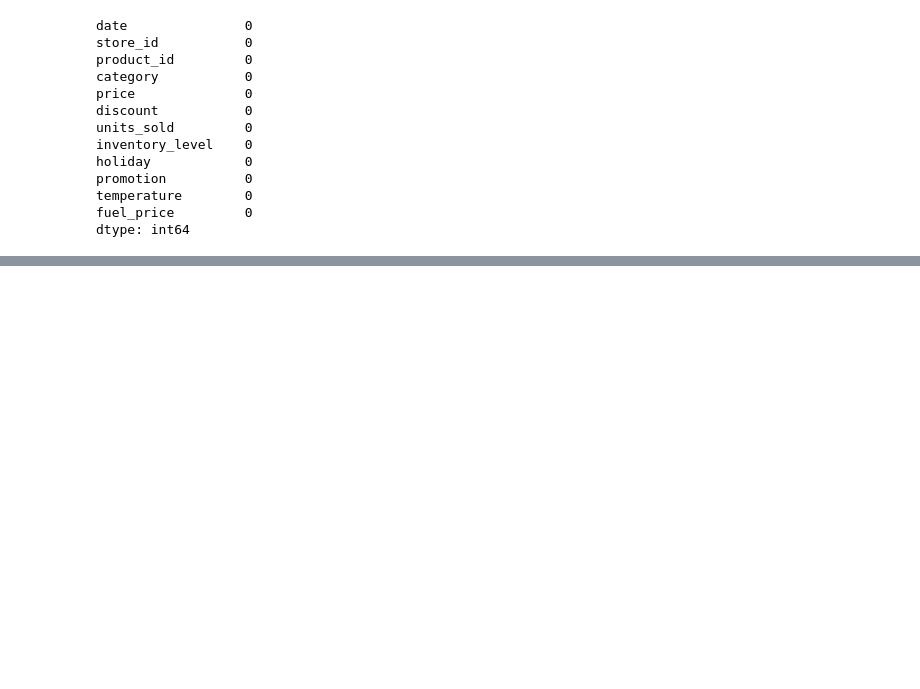
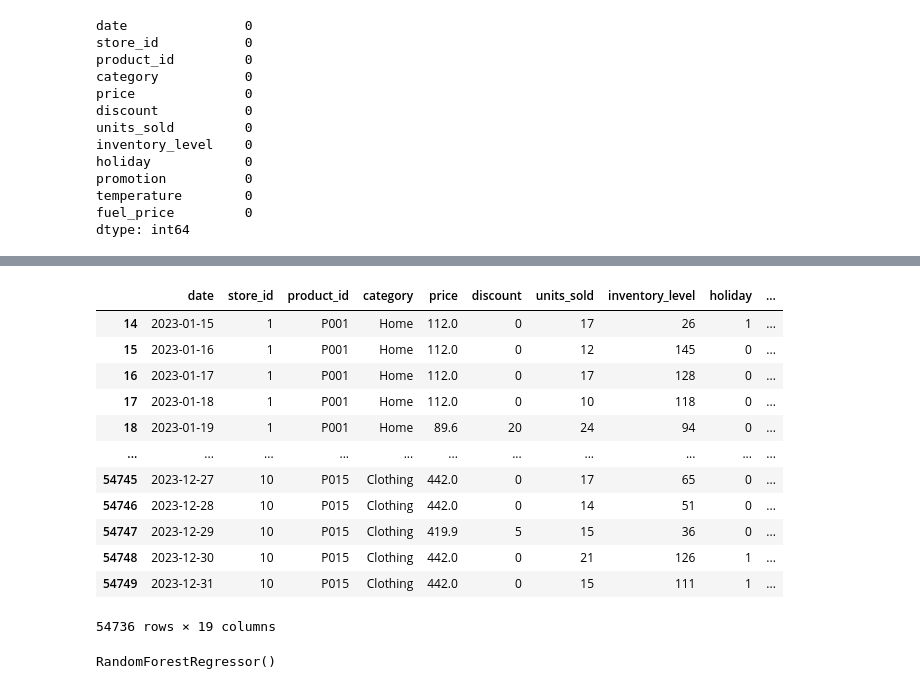
Before and after one commit to Karthik9512/AI-Retail-Stock-Intelligence-System, a Jupyter notebook: demand_forecasting.ipynb, the cells around one changed output, grey strips where cells are left out. Cells and saved outputs as stored; diff of their text form; code cells hidden in the pictures; blank space fills up the shorter version.

Commit message:
Split Data & Sklearn

```diff
--- a/demand_forecasting.ipynb
+++ b/demand_forecasting.ipynb
@@ -99,3 +99,9 @@ Odata['Year']= Odata['date'].dt.year
 Odata['Month']= Odata['date'].dt.month
 Odata['Day']= Odata['date'].dt.day
 Odata['Weekday']= Odata['date'].dt.weekday
+# %%
+Odata["lag_1"] = Odata["units_sold"].shift(1)
+Odata["lag_7"] = Odata["units_sold"].shift(7)
+Odata["lag_14"] = Odata["units_sold"].shift(14)
+# %%
+Odata2= Odata.copy()
@@ -101,0 +117,16 @@ Odata['Weekday']= Odata['date'].dt.weekday
+# %%
+Odata2.dropna()
+# %% [output]
+|  | date | store_id | product_id | category | price | discount | units_sold | inventory_level | holiday | ... |
+| 14 | 2023-01-15 | 1 | P001 | Home | 112.0 | 0 | 17 | 26 | 1 | ... |
+| 15 | 2023-01-16 | 1 | P001 | Home | 112.0 | 0 | 12 | 145 | 0 | ... |
+| 16 | 2023-01-17 | 1 | P001 | Home | 112.0 | 0 | 17 | 128 | 0 | ... |
+| 17 | 2023-01-18 | 1 | P001 | Home | 112.0 | 0 | 10 | 118 | 0 | ... |
+| 18 | 2023-01-19 | 1 | P001 | Home | 89.6 | 20 | 24 | 94 | 0 | ... |
+| ... | ... | ... | ... | ... | ... | ... | ... | ... | ... | ... |
+| 54745 | 2023-12-27 | 10 | P015 | Clothing | 442.0 | 0 | 17 | 65 | 0 | ... |
+| 54746 | 2023-12-28 | 10 | P015 | Clothing | 442.0 | 0 | 14 | 51 | 0 | ... |
+| 54747 | 2023-12-29 | 10 | P015 | Clothing | 419.9 | 5 | 15 | 36 | 0 | ... |
+| 54748 | 2023-12-30 | 10 | P015 | Clothing | 442.0 | 0 | 21 | 126 | 1 | ... |
+| 54749 | 2023-12-31 | 10 | P015 | Clothing | 442.0 | 0 | 15 | 111 | 1 | ... |
+54736 rows × 19 columns
@@ -101,0 +157,8 @@ Odata['Weekday']= Odata['date'].dt.weekday
+# %%
+from sklearn.ensemble import RandomForestRegressor
+
+model = RandomForestRegressor()
+
+model.fit(x_train, y_train)
+# %% [output]
+RandomForestRegressor()
```
Also changed, not shown: parts of 5 cells of this notebook.
